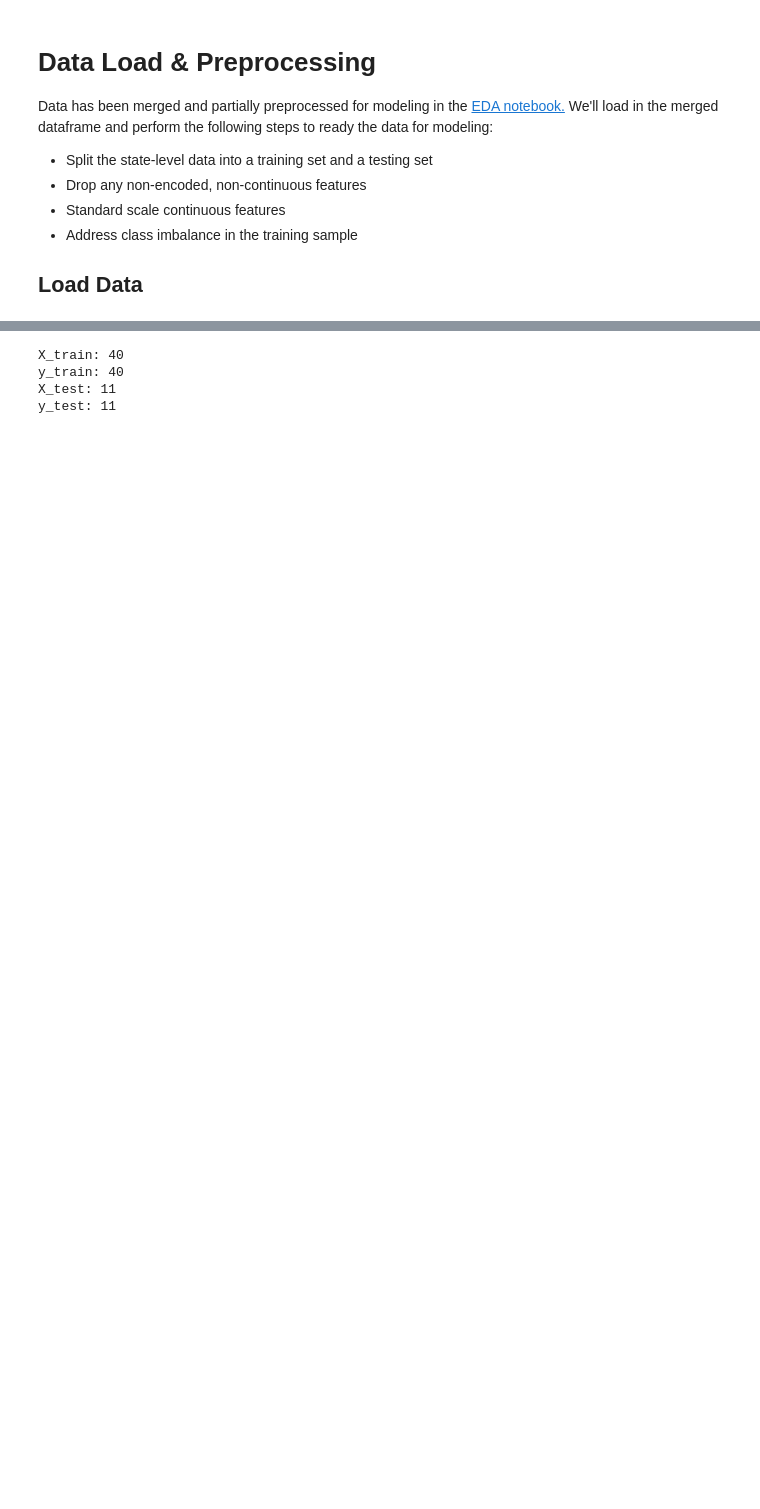
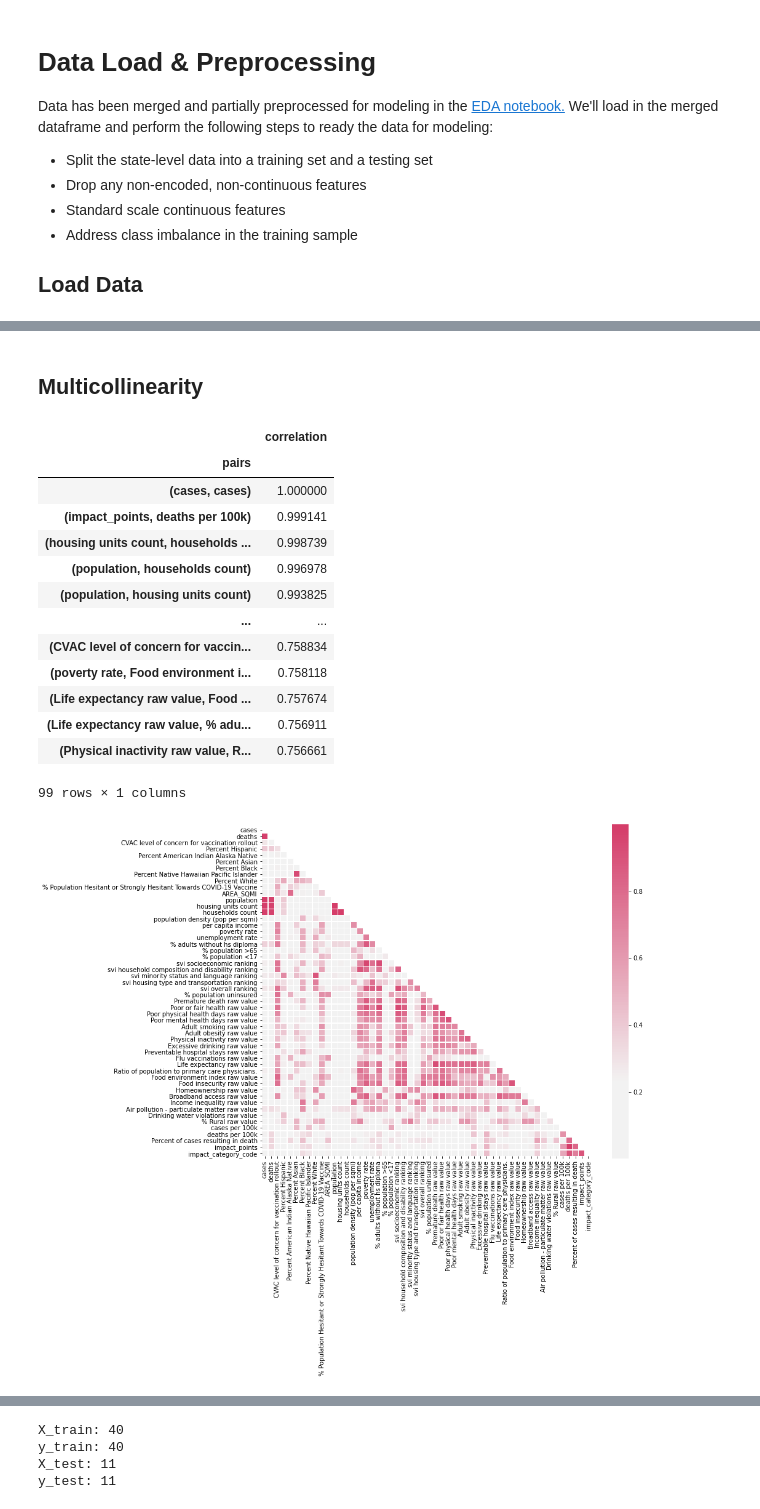
Before and after one commit to kcoop610/capstone-pandemic-us-health-inequities, a Jupyter notebook: model.ipynb, the cells around one changed output, grey strips where cells are left out. Cells and saved outputs as stored; diff of their text form; code cells hidden in the pictures; blank space fills up the shorter version.

```diff
--- a/model.ipynb
+++ b/model.ipynb
@@ -116,6 +116,53 @@ df
 | ARIZONA | 897910 | 18000.0 | 0.9013 | 0.3134 | 0.1332 | 0.0133 | ... |
 | MASSACHUSETTS | 710428 | 18005.0 | 0.0329 | 0.0930 | 0.0022 | 0.0404 | ... |
 | NEW JERSEY | 1024465 | 26477.0 | 0.1576 | 0.1748 | 0.0012 | 0.0717 | ... |
+# %% [markdown]
+## Multicollinearity
+# %%
+def multicollinearity(data, min_correlation=0.75, figsize=(12,10), annot=True):
+    '''
+    Parameters:
+    data - pd.DataFrame, primary dataset to read from
+    min_correlation - float (0-1), the smallest correlation between two variables to be considered multicollinear (default=0.75)
+    figsize - tuple, width and height of the resulting figure (default=(12,10))
+    annot - bool, overlay figure with the correlation values for each feature combo (default=True)
+
+    Returns:
+    Dataframe of feature pairs with correlation >= min_correlation
+    Heatmap of feature correlations
+    '''
+    import seaborn as sns
+
+    df = data.corr().abs().stack().reset_index().sort_values(0, ascending=False)
+    df['pairs'] = list(zip(df.level_0, df.level_1))
+    df = df.set_index('pairs').drop(columns=['level_0', 'level_1'])
+    df.columns = ['correlation']
+    df.drop_duplicates(inplace=True)
+
+    mask = np.triu(np.ones_like(data.corr(), dtype=bool))
+    cmap = sns.diverging_palette(240, 0, sep=60, s=75, as_cmap=True)
+    f, ax = plt.subplots(figsize=figsize)
+    sns.heatmap(data.corr().abs(), center=0, linewidths=.3, mask=mask, annot=annot,
+                cmap=cmap, square=True)
+    return df[df.correlation > min_correlation]
+# %%
+multicollinearity(df, annot=False)
+# %% [output]
+|  | correlation |
+| pairs |  |
+| (cases, cases) | 1.000000 |
+| (impact_points, deaths per 100k) | 0.999141 |
+| (housing units count, households ... | 0.998739 |
+| (population, households count) | 0.996978 |
+| (population, housing units count) | 0.993825 |
+| ... | ... |
+| (CVAC level of concern for vaccin... | 0.758834 |
+| (poverty rate, Food environment i... | 0.758118 |
+| (Life expectancy raw value, Food ... | 0.757674 |
+| (Life expectancy raw value, % adu... | 0.756911 |
+| (Physical inactivity raw value, R... | 0.756661 |
+99 rows × 1 columns
+[figure, added]
 # %% [markdown]
 # Multi-Class Classification Problem
 
```
Also changed, not shown: parts of 56 cells of this notebook, 4 other files.
